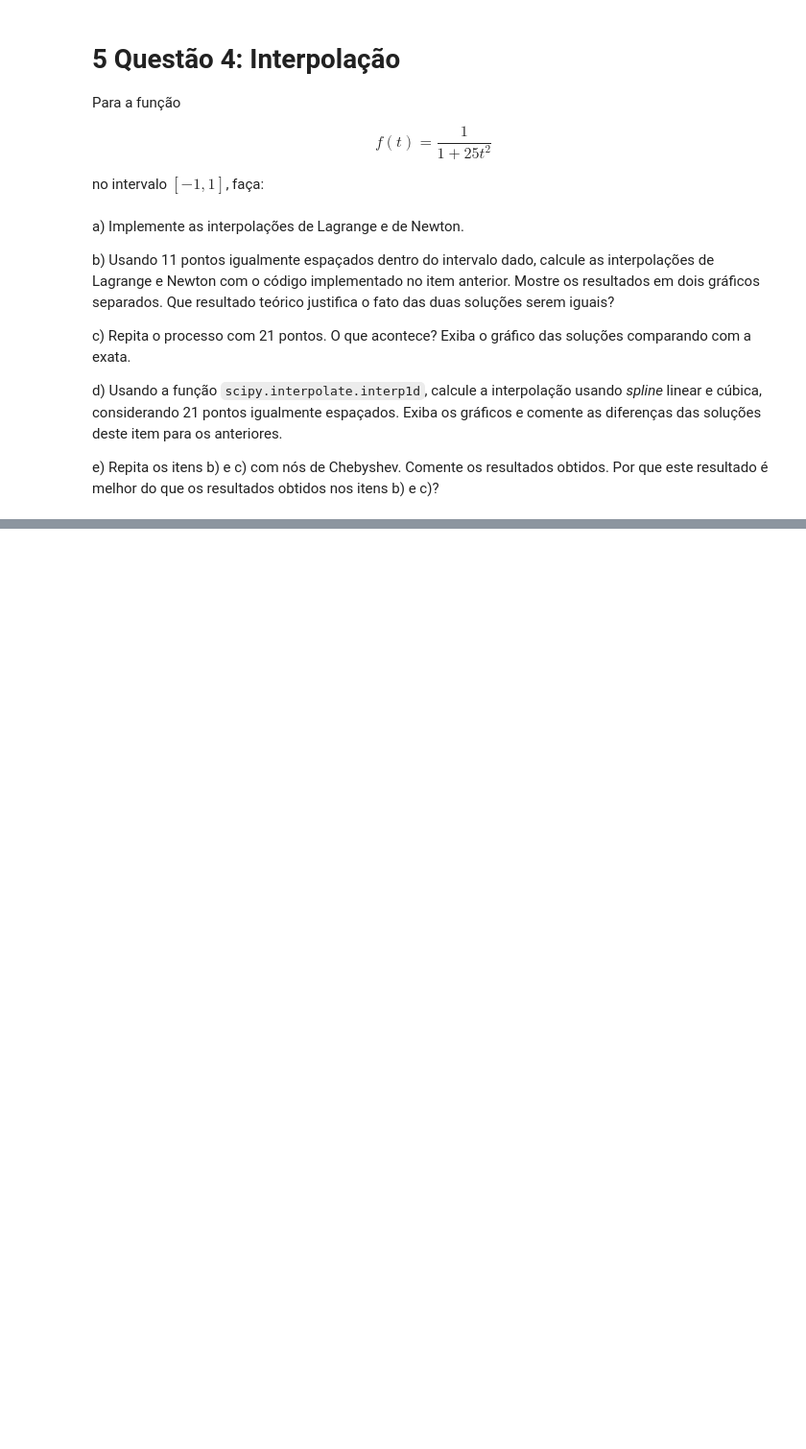
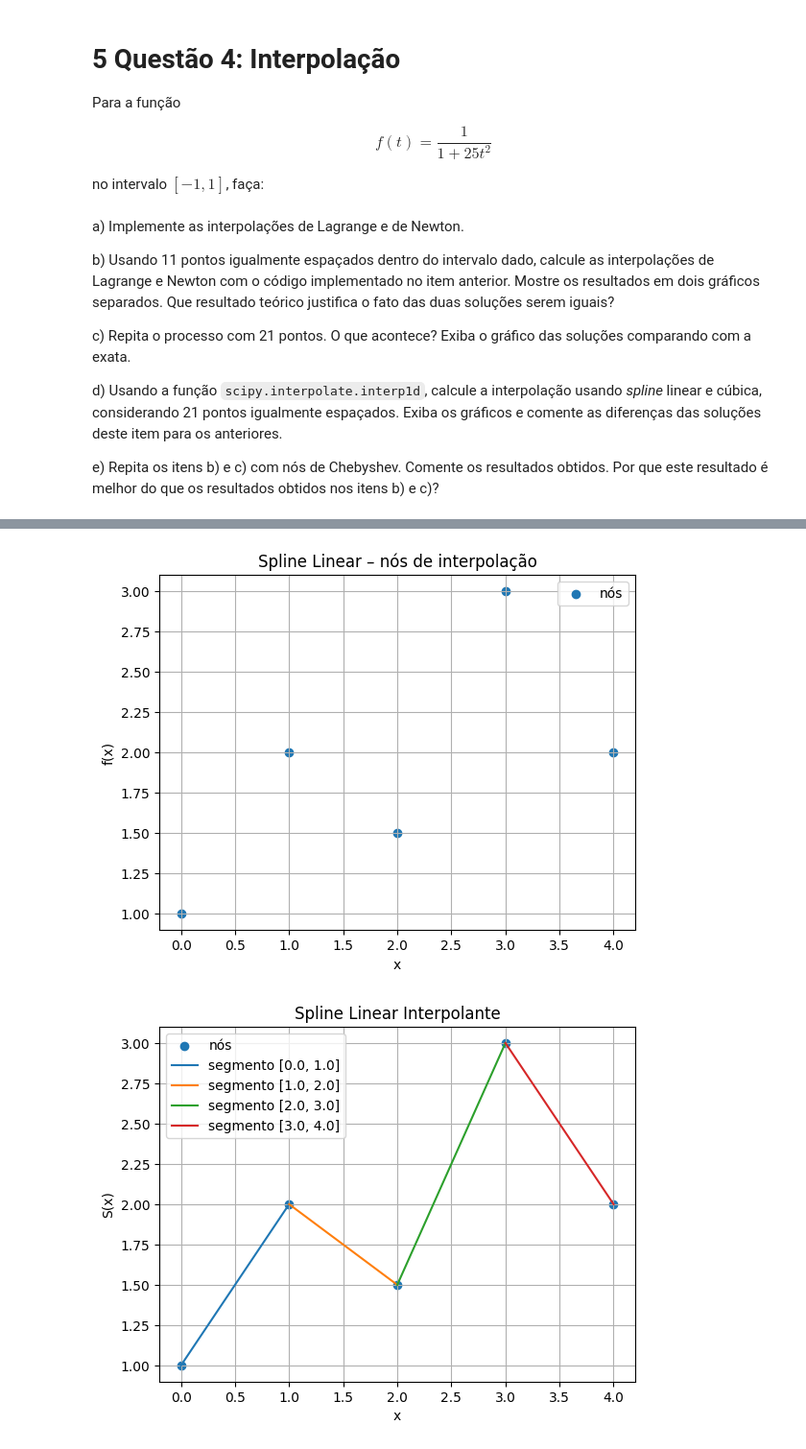
Before and after one commit to lfelipediniz/NumericEssentials, a Jupyter notebook: NumericEssentials.ipynb, the cells around one changed output, grey strips where cells are left out. Shown at 96% size. Saved outputs shown, nothing was run; the diff lists cells and outputs as text; code cells hidden in the pictures; blank space fills up the shorter version.

```diff
--- a/NumericEssentials.ipynb
+++ b/NumericEssentials.ipynb
@@ -1031,0 +1209,31 @@ Seguindo essa rota você garante controle sobre a precisão da interpolação e
+# %%
+# nós e valores da função
+xi = np.array([0, 1, 2, 3, 4], dtype=float)
+fi = np.array([1, 2, 1.5, 3, 2], dtype=float)
+
+# plot dos nós
+plt.figure()
+plt.scatter(xi, fi, marker='o', label='nós')
+plt.title('Spline Linear – nós de interpolação')
+plt.xlabel('x')
+plt.ylabel('f(x)')
+plt.grid(True)
+plt.legend()
+
+# plot dos segmentos de spline linear
+plt.figure()
+plt.scatter(xi, fi, marker='o', label='nós')
+for i in range(len(xi) - 1):
+    x_segment = np.linspace(xi[i], xi[i+1], 100)
+    h = xi[i+1] - xi[i]
+    y_segment = ((xi[i+1] - x_segment) / h) * fi[i] + ((x_segment - xi[i]) / h) * fi[i+1]
+    plt.plot(x_segment, y_segment, label=f'segmento [{xi[i]}, {xi[i+1]}]')
+plt.title('Spline Linear Interpolante')
+plt.xlabel('x')
+plt.ylabel('S(x)')
+plt.grid(True)
+plt.legend()
+plt.show()
+# %% [output]
+[figure, added]
+[figure, added]
```
Also changed, not shown: parts of 24 cells of this notebook.
